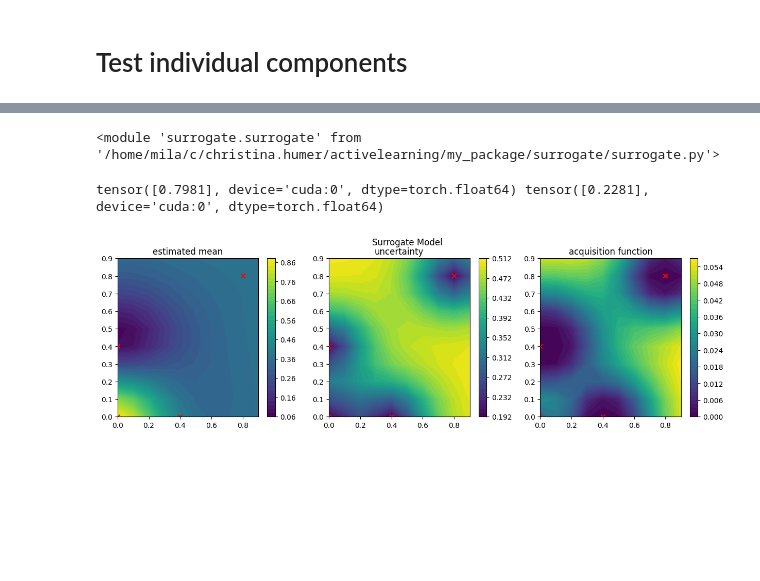
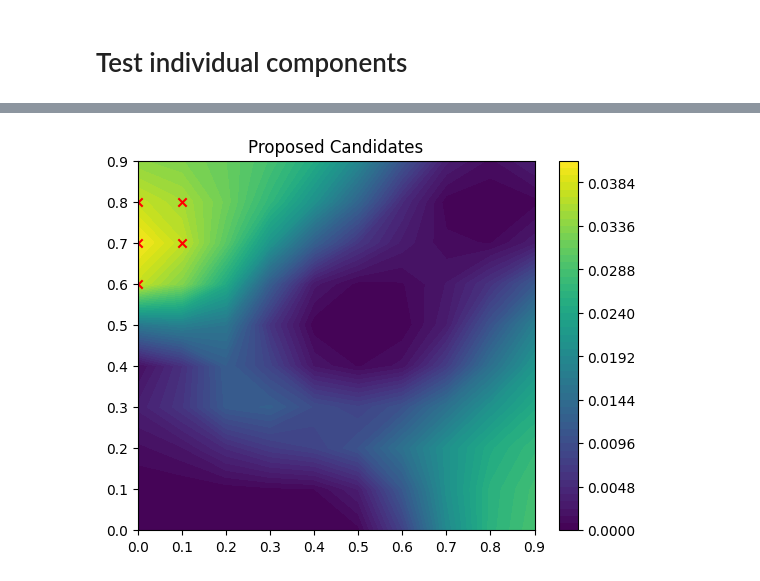
Before and after one commit to alexhernandezgarcia/activelearning, a Jupyter notebook: my_package/activelearning.ipynb, the cells around one changed output, grey strips where cells are left out. Saved outputs shown, nothing was run; the diff lists cells and outputs as text; code cells hidden in the pictures; blank space fills up the shorter version.

```diff
--- a/my_package/activelearning.ipynb
+++ b/my_package/activelearning.ipynb
@@ -198,33 +301,28 @@ tensor([  -0.8709, -171.1192, -273.2218, -174.8874], device='cuda:0',
+# %%
+from filter.filter import Filter, OracleFilter
+
+filter = Filter()
+# filter = OracleFilter(oracle)
+filtered_samples = filter(n_samples, samples)
+
+# plot oracle function with proposed candidates
+fig, ax = plot_function(
+    surrogate.get_acquisition_values,
+    grid_flat.clone(),
+    scatter_markers=filtered_samples.to("cpu"),
+)
+plt.title("Proposed Candidates")
+plt.show()
+# %% [output]
+[figure, added]
 # %%
 from importlib import reload  # Python 3.4+
 import surrogate.surrogate as surrogate
+
 reload(surrogate)
+
+from surrogate.surrogate import SingleTaskGPRegressor
+
+surrogate = SingleTaskGPRegressor(device=device, float_precision=float_prec, maximize=False)
+train_data, test_data = dataset_handler.get_dataloader()
+surrogate.fit(train_data)
-# %% [output]
-<module 'surrogate.surrogate' from '/home/mila/c/christina.humer/activelearning/my_package/surrogate/surrogate.py'>
-# %%
-# Surrogate (e.g., Bayesian Optimization)
-from surrogate.surrogate import SingleTaskGPRegressor
-surrogate = SingleTaskGPRegressor(device=device, float_precision=64, maximize=False)
-surrogate.fit(dataset_handler.train_data)
-
-# testing surrogate
-preds_mean, preds_var = surrogate.get_predictions(test_states/grid_size)
-print(preds_mean, preds_var)
-
-# plot surrogate functions
-fig, axes = plt.subplots(ncols=3, figsize=(15,4))
-
-plot_function(surrogate.get_predictions, grid_flat.clone(), fig=fig, ax=axes[0], scatter_markers=baseline_states/grid_size, output_index=0)
-axes[0].set_title("estimated mean")
-
-plot_function(surrogate.get_predictions, grid_flat.clone(), fig=fig, ax=axes[1], scatter_markers=baseline_states/grid_size, output_index=1)
-axes[1].set_title("uncertainty")
-
-plot_function(surrogate.get_acquisition_values, grid_flat.clone(), fig=fig, ax=axes[2], scatter_markers=baseline_states/grid_size)
-axes[2].set_title("acquisition function")
-
-fig.suptitle("Surrogate Model")
-plt.show()
-# %% [output]
-tensor([0.7981], device='cuda:0', dtype=torch.float64) tensor([0.2281], device='cuda:0', dtype=torch.float64)
-[figure, removed]
```
Also changed, not shown: parts of 19 cells of this notebook, 6 other files.
